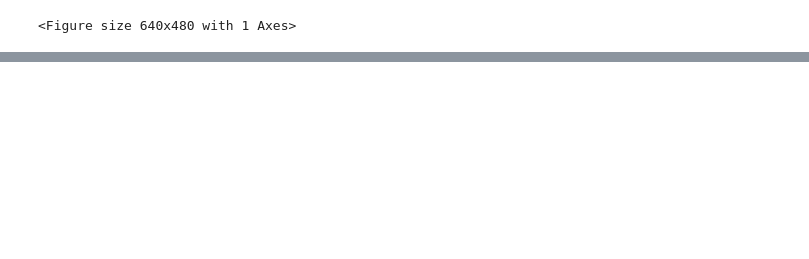
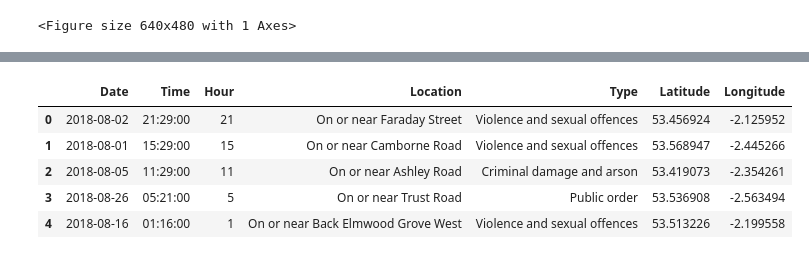
Before and after one commit to chienyuanhung/Project-1---EPL, a Jupyter notebook: Manchester_EPL.ipynb, the cells around one changed output, grey strips where cells are left out. Drawn from its saved outputs; the diff is of its cells as text; code cells hidden in the pictures; blank space fills up the shorter version.

```diff
--- a/Manchester_EPL.ipynb
+++ b/Manchester_EPL.ipynb
@@ -509,0 +544,10 @@ plt.show()
+# %%
+cr_data = cr_data[["Date", "Time", "Hour", "Location", "Type", "longitude", "latitude"]]
+cr_data.rename(columns = {"longitude": "Latitude", "latitude": "Longitude"}).head()
+# %% [output]
+|  | Date | Time | Hour | Location | Type | Latitude | Longitude |
+| 0 | 2018-08-02 | 21:29:00 | 21 | On or near Faraday Street | Violence and sexual offences | 53.456924 | -2.125952 |
+| 1 | 2018-08-01 | 15:29:00 | 15 | On or near Camborne Road | Violence and sexual offences | 53.568947 | -2.445266 |
+| 2 | 2018-08-05 | 11:29:00 | 11 | On or near Ashley Road | Criminal damage and arson | 53.419073 | -2.354261 |
+| 3 | 2018-08-26 | 05:21:00 | 5 | On or near Trust Road | Public order | 53.536908 | -2.563494 |
+| 4 | 2018-08-16 | 01:16:00 | 1 | On or near Back Elmwood Grove West | Violence and sexual offences | 53.513226 | -2.199558 |
```
Also changed, not shown: parts of 9 cells of this notebook.
